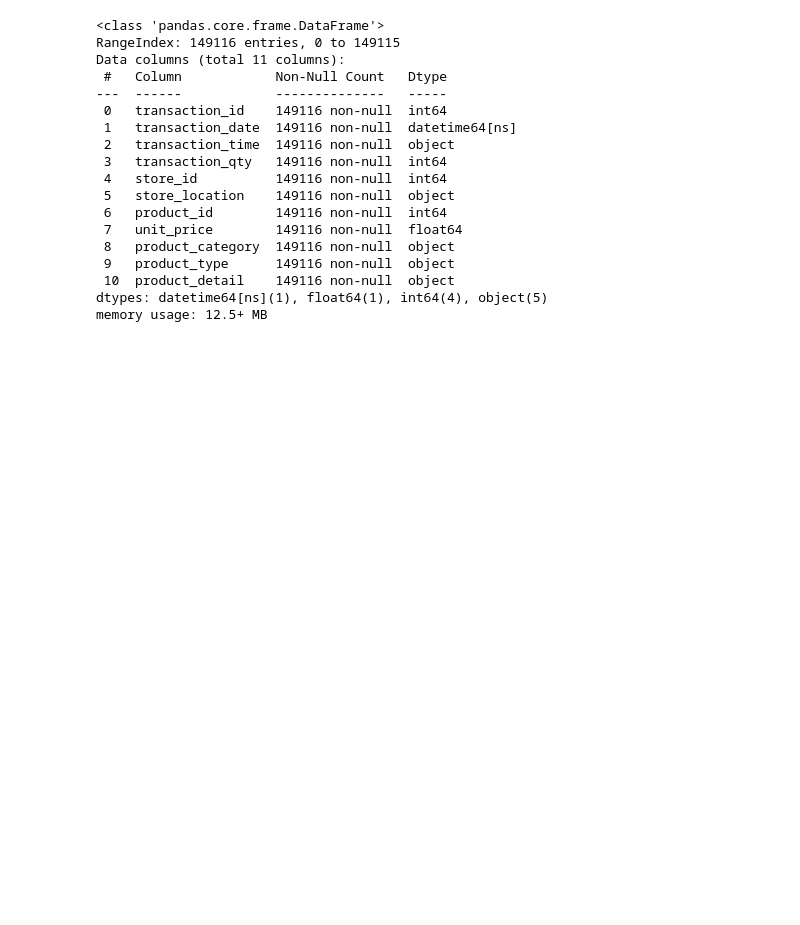
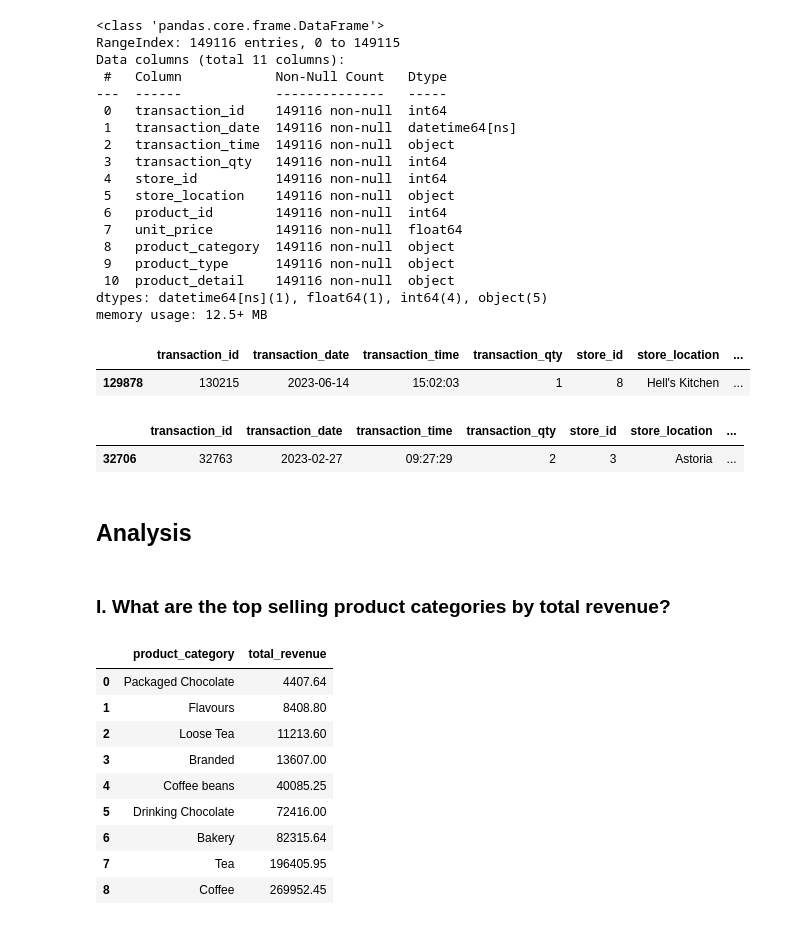
Before and after one commit to smartestnerdfromtown/Coffee-Shop-Sales-Analysis, a Jupyter notebook: analysis.ipynb, the cells around one changed output. Cells and saved outputs as stored; diff of their text form; code cells hidden in the pictures; blank space fills up the shorter version.

Commit message:
Top Selling Categorites

```diff
--- a/analysis.ipynb
+++ b/analysis.ipynb
@@ -35,3 +35,8 @@ Data columns (total 11 columns):
  10  product_detail    149116 non-null  object
 dtypes: datetime64[ns](1), float64(1), int64(4), object(5)
 memory usage: 12.5+ MB
+# %%
+df.sample(1)
+# %% [output]
+|  | transaction_id | transaction_date | transaction_time | transaction_qty | store_id | store_location | ... |
+| 129878 | 130215 | 2023-06-14 | 15:02:03 | 1 | 8 | Hell's Kitchen | ... |
@@ -37,0 +46,9 @@ memory usage: 12.5+ MB
+# %%
+df.sample(1)
+# %% [output]
+|  | transaction_id | transaction_date | transaction_time | transaction_qty | store_id | store_location | ... |
+| 32706 | 32763 | 2023-02-27 | 09:27:29 | 2 | 3 | Astoria | ... |
+# %% [markdown]
+## Analysis
+# %% [markdown]
+### I. What are the top selling product categories by total revenue?
@@ -37,0 +60,13 @@ memory usage: 12.5+ MB
+# %%
+product_categories
+# %% [output]
+|  | product_category | total_revenue |
+| 0 | Packaged Chocolate | 4407.64 |
+| 1 | Flavours | 8408.80 |
+| 2 | Loose Tea | 11213.60 |
+| 3 | Branded | 13607.00 |
+| 4 | Coffee beans | 40085.25 |
+| 5 | Drinking Chocolate | 72416.00 |
+| 6 | Bakery | 82315.64 |
+| 7 | Tea | 196405.95 |
+| 8 | Coffee | 269952.45 |
```
Also changed, not shown: parts of 3 cells of this notebook.
